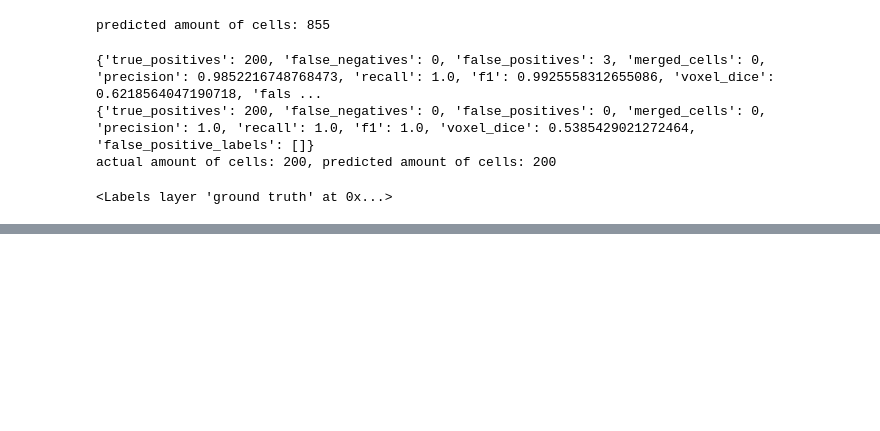
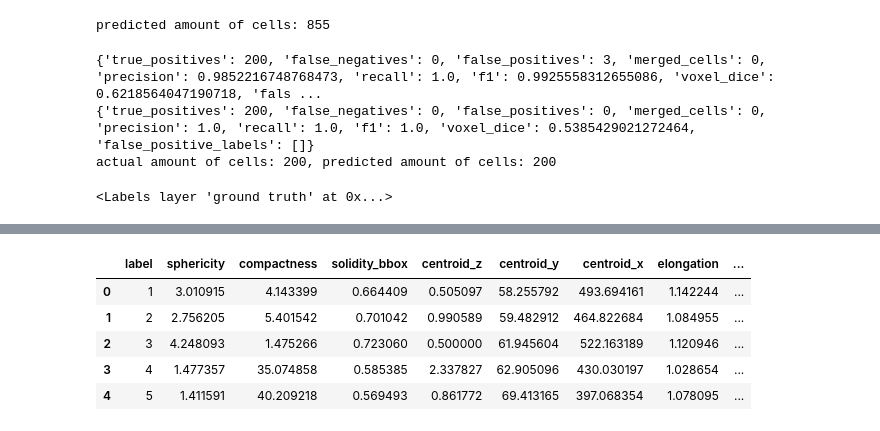
Before and after one commit to SuijkerbuijkLab/NucLogic, a Jupyter notebook: miscellaneous/stitching.ipynb, the cells around one changed output, grey strips where cells are left out. Drawn from its saved outputs; the diff is of its cells as text; code cells hidden in the pictures; blank space fills up the shorter version.

```diff
--- a/miscellaneous/stitching.ipynb
+++ b/miscellaneous/stitching.ipynb
@@ -3415,0 +3298,54 @@ torch version:          2.7.1+cu128
+# %%
+import numpy as np
+import pandas as pd
+from sklearn.preprocessing import StandardScaler
+
+# If needed (once): pip install umap-learn
+import umap
+
+# --- stack ---
+df_suijkerbuijk["source"] = "suijkerbuijk"
+df_cp4["source"] = "cp4"
+df_gt["source"] = "gt"
+
+df_all = pd.concat([df_suijkerbuijk, df_cp4, df_gt], ignore_index=True)
+
+# --- choose features ---
+feature_cols = [
+    # "volume",
+    # "surface_area",
+    "sphericity",
+    "compactness",
+    # "bbox_z",
+    # "bbox_y",
+    # "bbox_x",
+    # "bbox_volume",
+    "solidity_bbox",
+    # "pca_axis1",
+    # "pca_axis2",
+    # "pca_axis3",
+    "elongation",
+    "flatness",
+]
+
+X = df_all[feature_cols].replace([np.inf, -np.inf], np.nan)
+X = X.fillna(X.median(numeric_only=True))
+
+# --- scale ---
+X_scaled = StandardScaler().fit_transform(X)
+
+# --- UMAP ---
+um = umap.UMAP(n_neighbors=15, min_dist=0.1, metric="euclidean", random_state=42)
+embedding = um.fit_transform(X_scaled)
+
+df_all["umap_1"] = embedding[:, 0]
+df_all["umap_2"] = embedding[:, 1]
+
+df_all.head()
+# %% [output]
+|  | label | sphericity | compactness | solidity_bbox | centroid_z | centroid_y | centroid_x | elongation | ... |
+| 0 | 1 | 3.010915 | 4.143399 | 0.664409 | 0.505097 | 58.255792 | 493.694161 | 1.142244 | ... |
+| 1 | 2 | 2.756205 | 5.401542 | 0.701042 | 0.990589 | 59.482912 | 464.822684 | 1.084955 | ... |
+| 2 | 3 | 4.248093 | 1.475266 | 0.723060 | 0.500000 | 61.945604 | 522.163189 | 1.120946 | ... |
+| 3 | 4 | 1.477357 | 35.074858 | 0.585385 | 2.337827 | 62.905096 | 430.030197 | 1.028654 | ... |
+| 4 | 5 | 1.411591 | 40.209218 | 0.569493 | 0.861772 | 69.413165 | 397.068354 | 1.078095 | ... |
```
Also changed, not shown: parts of 16 cells of this notebook, 1 other file.
